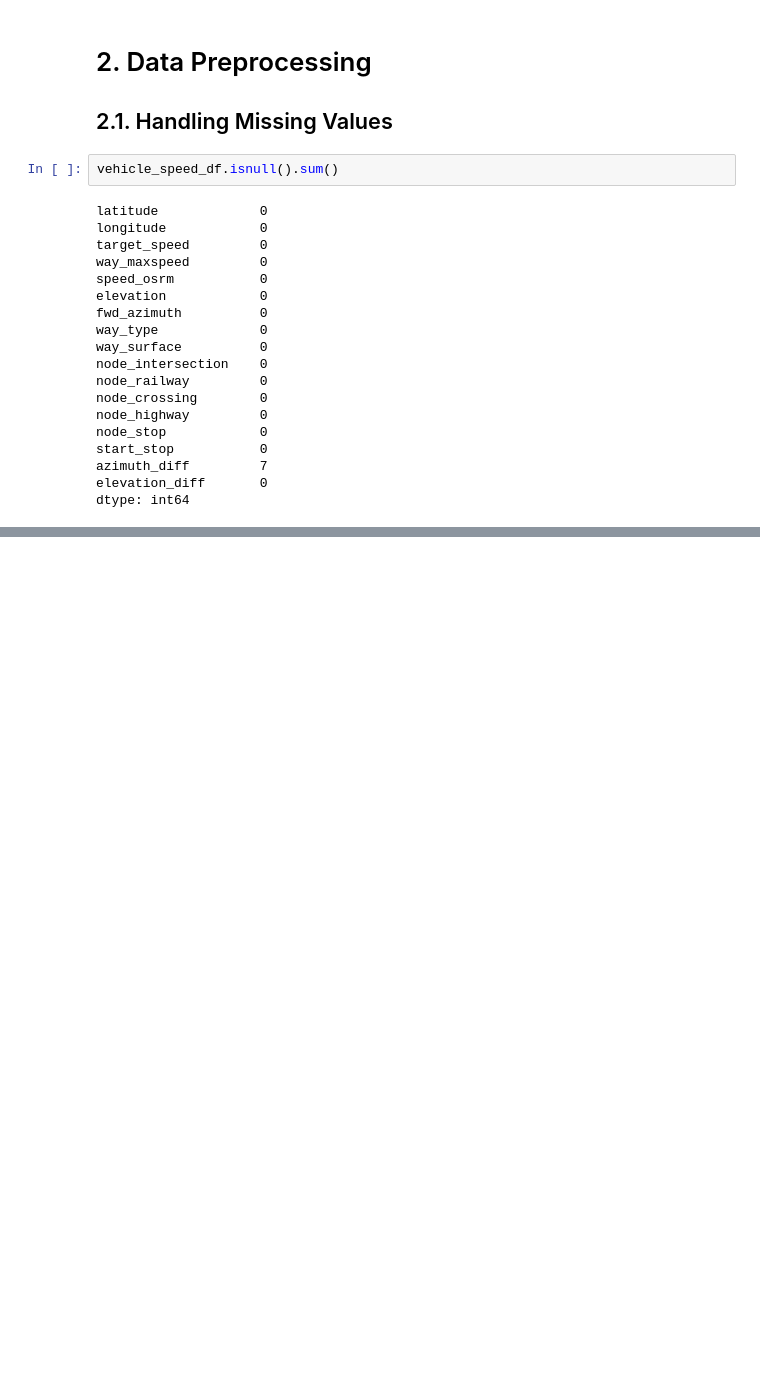
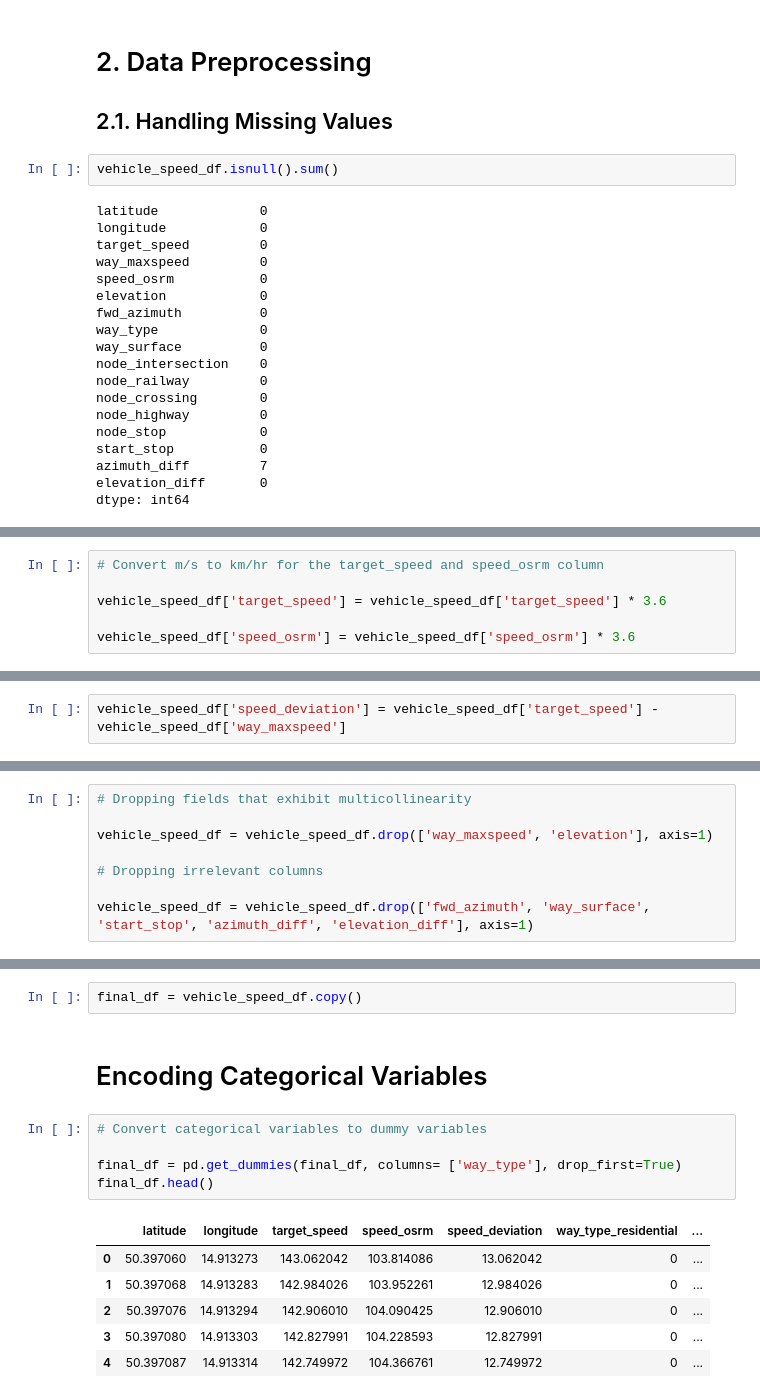
Before and after one commit to jesseg102/ADS-508--Cloud-Computing, a Jupyter notebook: final_project.ipynb, the cells around one changed output, grey strips where cells are left out. Drawn from its saved outputs; the diff is of its cells as text; blank space fills up the shorter version.

```diff
--- a/final_project.ipynb
+++ b/final_project.ipynb
@@ -296,0 +316,6 @@ vehicle_speed_df = vehicle_speed_df.dropna(subset=['azimuth_diff'], inplace=True
+# %%
+# Convert m/s to km/hr for the target_speed and speed_osrm column
+
+vehicle_speed_df['target_speed'] = vehicle_speed_df['target_speed'] * 3.6
+
+vehicle_speed_df['speed_osrm'] = vehicle_speed_df['speed_osrm'] * 3.6
@@ -296,0 +326,2 @@ vehicle_speed_df = vehicle_speed_df.dropna(subset=['azimuth_diff'], inplace=True
+# %%
+vehicle_speed_df['speed_deviation'] = vehicle_speed_df['target_speed'] - vehicle_speed_df['way_maxspeed']
@@ -296,0 +330,8 @@ vehicle_speed_df = vehicle_speed_df.dropna(subset=['azimuth_diff'], inplace=True
+# %%
+# Dropping fields that exhibit multicollinearity
+
+vehicle_speed_df = vehicle_speed_df.drop(['way_maxspeed', 'elevation'], axis=1)
+
+# Dropping irrelevant columns
+
+vehicle_speed_df = vehicle_speed_df.drop(['fwd_azimuth', 'way_surface', 'start_stop', 'azimuth_diff', 'elevation_diff'], axis=1)
@@ -296,0 +342,16 @@ vehicle_speed_df = vehicle_speed_df.dropna(subset=['azimuth_diff'], inplace=True
+# %%
+final_df = vehicle_speed_df.copy()
+# %% [markdown]
+# Encoding Categorical Variables
+# %%
+# Convert categorical variables to dummy variables
+
+final_df = pd.get_dummies(final_df, columns= ['way_type'], drop_first=True)
+final_df.head()
+# %% [output]
+|  | latitude | longitude | target_speed | speed_osrm | speed_deviation | way_type_residential | ... |
+| 0 | 50.397060 | 14.913273 | 143.062042 | 103.814086 | 13.062042 | 0 | ... |
+| 1 | 50.397068 | 14.913283 | 142.984026 | 103.952261 | 12.984026 | 0 | ... |
+| 2 | 50.397076 | 14.913294 | 142.906010 | 104.090425 | 12.906010 | 0 | ... |
+| 3 | 50.397080 | 14.913303 | 142.827991 | 104.228593 | 12.827991 | 0 | ... |
+| 4 | 50.397087 | 14.913314 | 142.749972 | 104.366761 | 12.749972 | 0 | ... |
```
Also changed, not shown: parts of 24 cells of this notebook.
